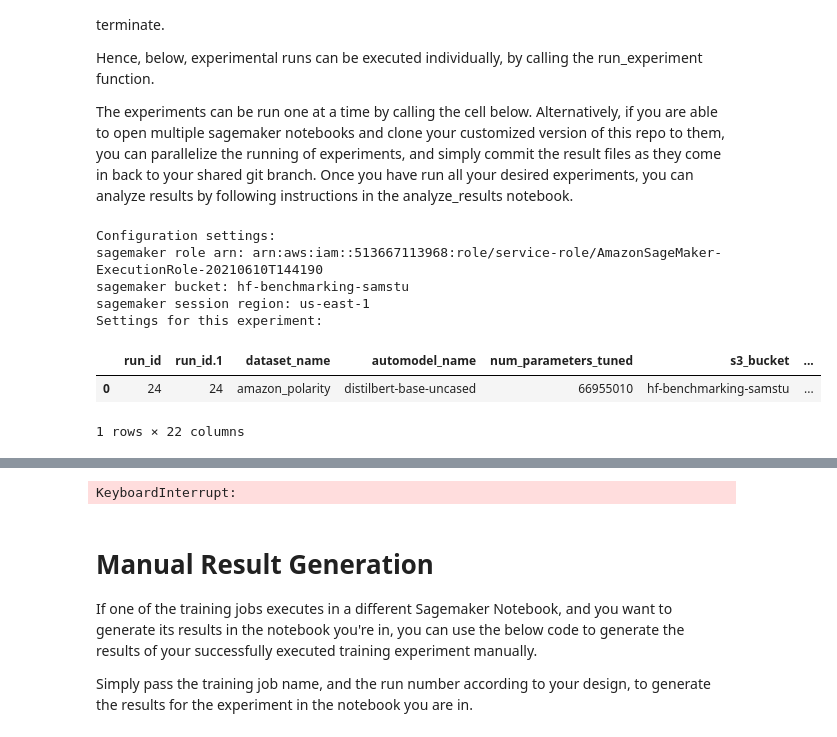
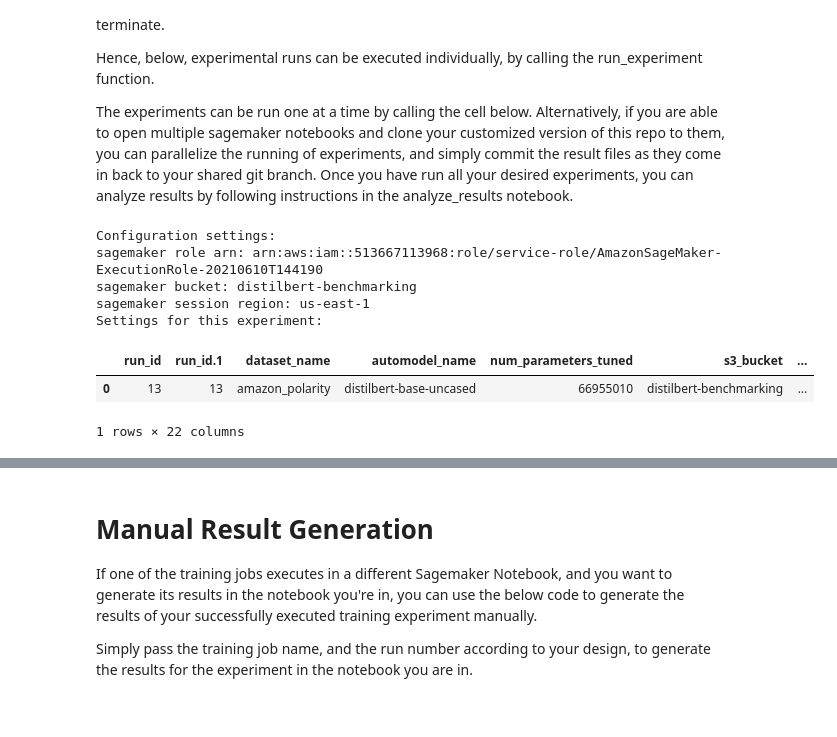
Before and after one commit to aws-samples/amazon-sagemaker-huggingface-benchmark, a Jupyter notebook: notebooks/get_results.ipynb, the cells around one changed output, grey strips where cells are left out. Cells and saved outputs as stored; diff of their text form; code cells hidden in the pictures.

```diff
--- a/notebooks/get_results.ipynb
+++ b/notebooks/get_results.ipynb
@@ -303,15 +344,15 @@ Hence, below, experimental runs can be executed individually, by calling the run
 
 The experiments can be run one at a time by calling the cell below. Alternatively, if you are able to open multiple sagemaker notebooks and clone your customized version of this repo to them, you can parallelize the running of experiments, and simply commit the result files as they come in back to your shared git branch. Once you have run all your desired experiments, you can analyze results by following instructions in the analyze_results notebook.
 # %%
-# run 24
-run_experiment(exp_design_path = '../data/interim/run24_experimental_design.csv')
+# for example, executing a replicate of run 13
+run_experiment(exp_design_path = '../data/interim/run13_experimental_design.csv')
 # %% [output]
 Configuration settings:
 sagemaker role arn: arn:aws:iam::513667113968:role/service-role/AmazonSageMaker-ExecutionRole-20210610T144190
-sagemaker bucket: hf-benchmarking-samstu
+sagemaker bucket: distilbert-benchmarking
 sagemaker session region: us-east-1
 Settings for this experiment:
 |  | run_id | run_id.1 | dataset_name | automodel_name | num_parameters_tuned | s3_bucket | ... |
-| 0 | 24 | 24 | amazon_polarity | distilbert-base-uncased | 66955010 | hf-benchmarking-samstu | ... |
+| 0 | 13 | 13 | amazon_polarity | distilbert-base-uncased | 66955010 | distilbert-benchmarking | ... |
 1 rows × 22 columns
 None
@@ -323,4 +375,3 @@ Train input path: s3://hf-benchmarking-samstu/datasets/amazon_polarity/1000000/t
-KeyboardInterrupt:
 # %% [markdown]
 # Manual Result Generation
 
```
Also changed, not shown: parts of 16 cells of this notebook, 37 other files.
